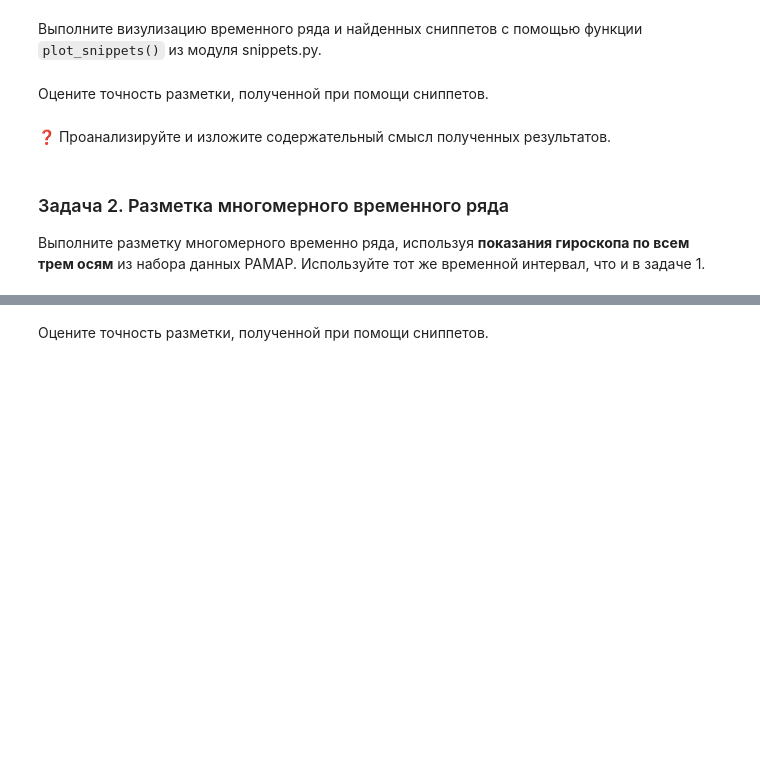
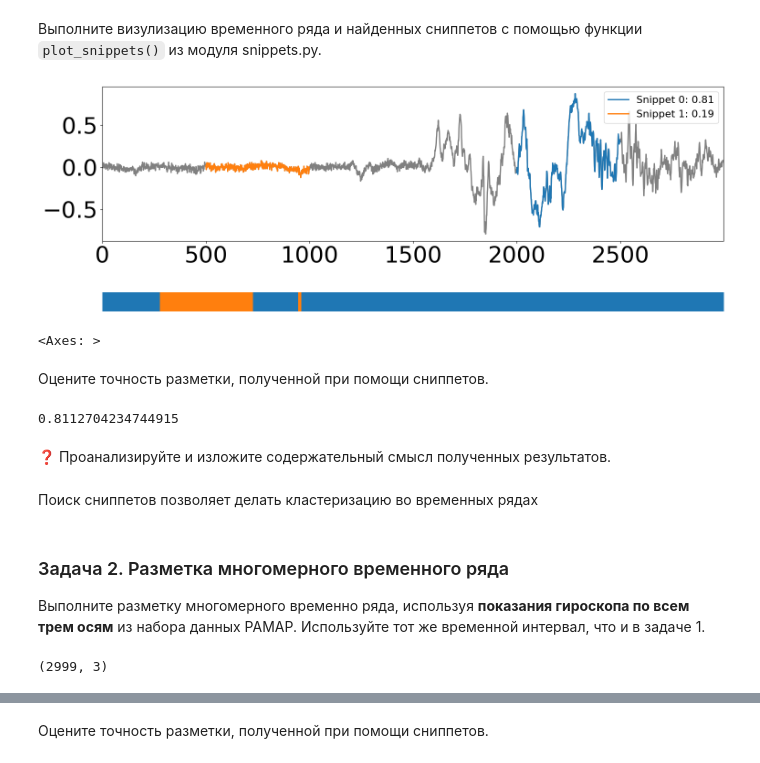
Before and after one commit to Nastasy822/2023-Strueva-TimeSeriesCourse, a Jupyter notebook: practice/05 Snippets/05 Snippets.ipynb, the cells around one changed output, grey strips where cells are left out. Cells and saved outputs as stored; diff of their text form; code cells hidden in the pictures; blank space fills up the shorter version.

Commit message:
feat(code): add first and second part of "05 Snippets" lab

```diff
--- a/practice/05 Snippets/05 Snippets.ipynb
+++ b/practice/05 Snippets/05 Snippets.ipynb
@@ -62,2 +67,11 @@ plot_snippets(ts, snp)
+# %%
+import pandas as pd
+
+df = pd.read_csv(r'datasets/PAMAP/PAMAP.txt', sep=' ', header=None).T
+start_time = 850
+end_time = 880
+
+ts = df.loc[start_time < df.iloc[:, 0]].loc[df.iloc[:, 0] < end_time].iloc[:, 10].to_numpy()
+snp = snippets(ts, 500, 2)
 # %% [markdown]
 Выполните визулизацию временного ряда и найденных сниппетов с помощью функции `plot_snippets()` из модуля snippets.py.
@@ -66,2 +78,7 @@ plot_snippets(ts, snp)
+# %%
+plot_snippets(ts, snp)
+# %% [output]
+[figure, added]
+<Axes: >
 # %% [markdown]
 Оцените точность разметки, полученной при помощи сниппетов.
@@ -70,5 +85,25 @@ plot_snippets(ts, snp)
+# %%
+from sklearn.metrics import accuracy_score
+
+# get predicted labels (from plot_snippets)
+labels_pred = np.zeros_like(ts)
+for i, snippet in enumerate(snp):
+    neighbors = np.array(snippet["neighbors"])
+    for neighbor_index in neighbors:
+        labels_pred[neighbor_index] = i
+
+# get true labels
+labels = df.loc[start_time < df.iloc[:, 0]].loc[df.iloc[:, 0] < end_time].iloc[:, 1].to_numpy()
+labels = np.where(labels == 3, 1, labels)
+labels = np.where(labels == 17, 0, labels)
+
+accuracy_score(labels, labels_pred)
+# %% [output]
+0.8112704234744915
 # %% [markdown]
 ❓ Проанализируйте и изложите содержательный смысл полученных результатов.
+# %% [markdown]
+Поиск сниппетов позволяет делать кластеризацию во временных рядах
 # %% [markdown]
 ### Задача 2. Разметка многомерного временного ряда
 
@@ -77,0 +111,8 @@ plot_snippets(ts, snp)
+# %%
+start_time = 850
+end_time = 880
+
+ts = df.loc[start_time < df.iloc[:, 0]].loc[df.iloc[:, 0] < end_time].iloc[:, 10:13].to_numpy()
+ts.shape
+# %% [output]
+(2999, 3)
```
Also changed, not shown: parts of 14 cells of this notebook, 2 other files.
